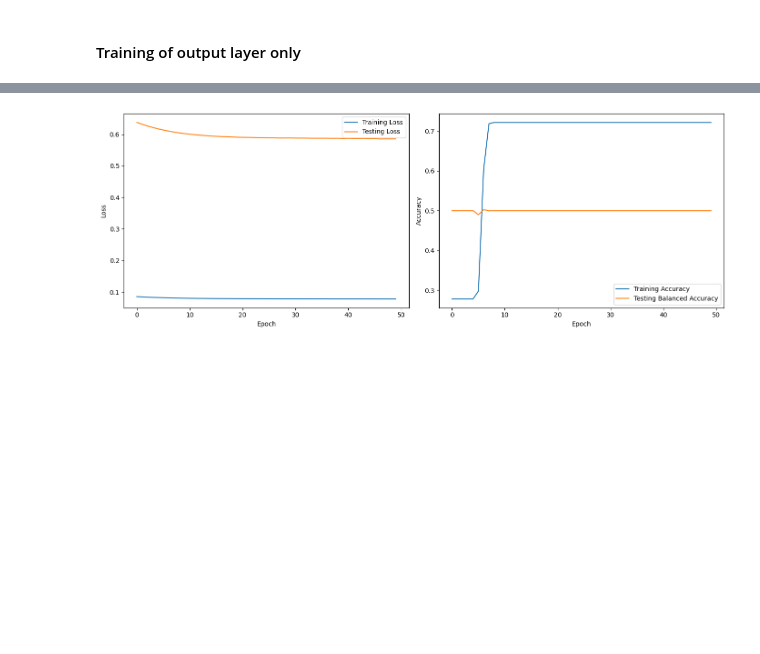
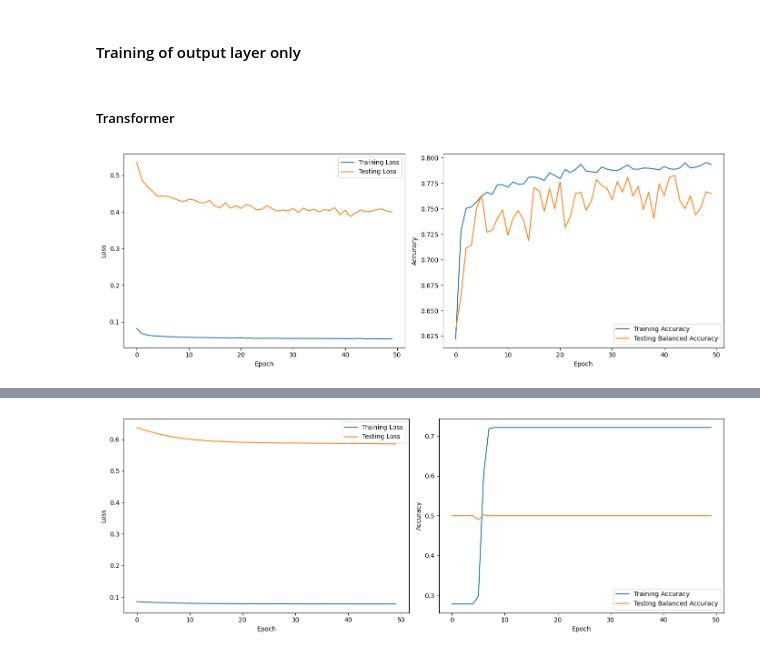
Before and after one commit to jlohunecke/ML4HC_project2, a Jupyter notebook: proj2_pt2.ipynb, the cells around one changed output, grey strips where cells are left out. Drawn from its saved outputs; the diff is of its cells as text; code cells hidden in the pictures; blank space fills up the shorter version.

```diff
--- a/proj2_pt2.ipynb
+++ b/proj2_pt2.ipynb
@@ -839,5 +850,36 @@ class FinetunedModel(nn.Module):
         output, _ = self.encoder.encode(x)
         output = self.fc_out(output)
         return output.squeeze()
+# %%
+class FinetunedModelTransfomer(nn.Module):
+    def __init__(self, input_size, output_size):
+        super(FinetunedModelTransfomer, self).__init__()
+        self.encoder = TransformerModel(input_size, output_size).to(device)
+        self.encoder.load_state_dict(torch.load('./p2/models/transformer_mit_100_best.pth'))
+        self.fc_out = nn.LazyLinear(1)
+
+    def forward(self, x):
+        output = self.encoder.encode(x)
+        output = self.fc_out(output)
+        return output.squeeze()
 # %% [markdown]
 #### Training of output layer only
+# %% [markdown]
+##### Transformer
+# %%
+finetuned_model_transformer_1 = FinetunedModelTransfomer(input_size, output_size).to(device)
+criterion = nn.BCEWithLogitsLoss()
+optimizer = torch.optim.Adam(finetuned_model_transformer_1.parameters(), lr=3e-4)
+# %%
+num_epochs = 50
+
+for name, param in finetuned_model_transformer_1.named_parameters():
+    if 'fc_out' not in name:
+        param.requires_grad = False
+
+model_name = 'finetuned_model_transformer_1'
+train_model(finetuned_model_transformer_1, model_name, criterion, optimizer, X_train_dataloader_ptb, X_test_tensor_ptb, y_test_tensor_ptb, num_epochs=num_epochs, truncate=False, ret_weights=False)
+# %%
+plot_acc_and_loss(model_name, num_epochs)
+# %% [output]
+[figure, added]
```
Also changed, not shown: parts of 29 cells of this notebook, 9 other files.
